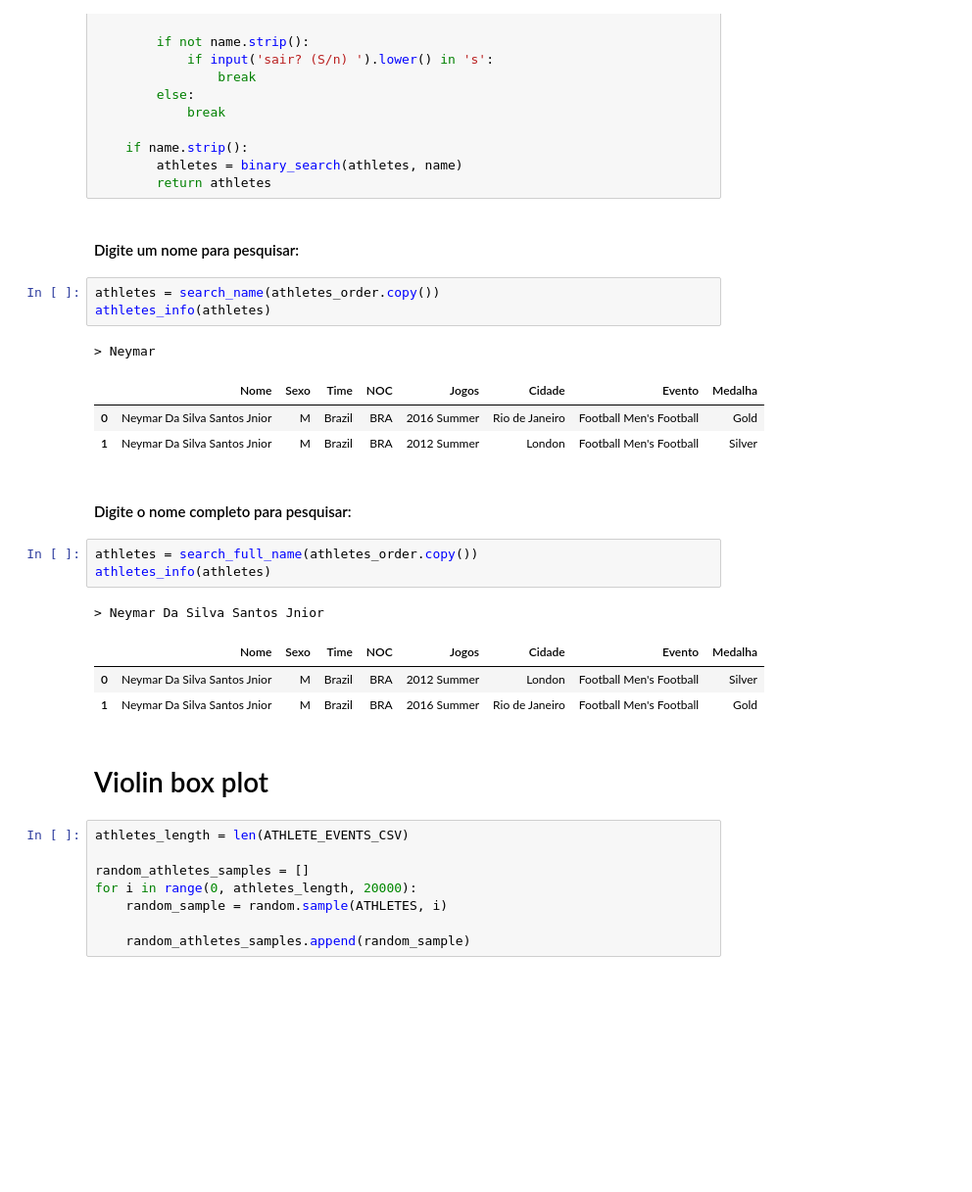
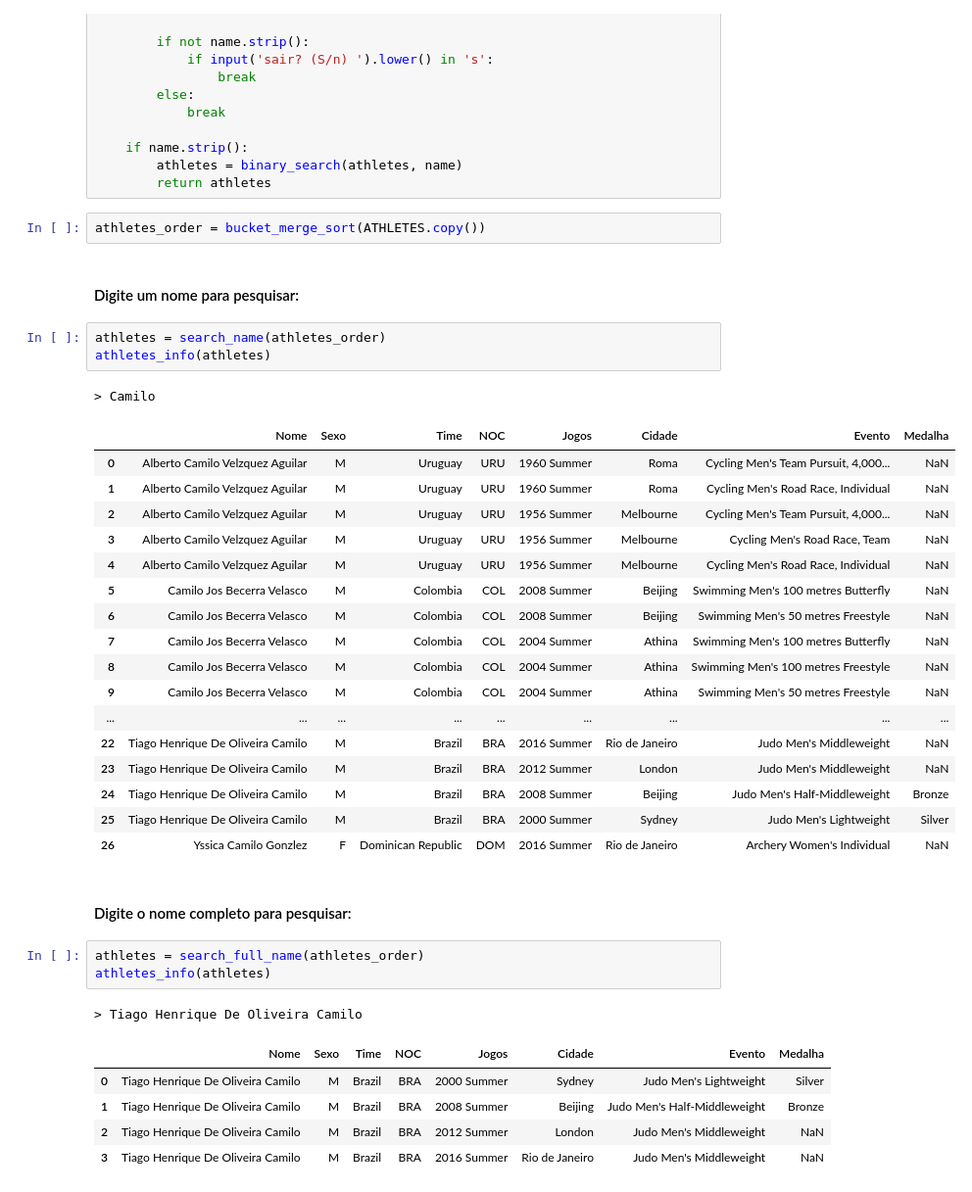
Before and after one commit to EDAII/Lista3_WelisonRegis_LievertonSilva, a Jupyter notebook: lista3_sort_algorithms.ipynb, the cells around one changed output. Shown: that part at 98% size. Cells and saved outputs as stored; diff of their text form; blank space fills up the shorter version.

```diff
--- a/lista3_sort_algorithms.ipynb
+++ b/lista3_sort_algorithms.ipynb
@@ -529,33 +601,41 @@ def search_full_name(athletes):
     if name.strip():
         athletes = binary_search(athletes, name)
         return athletes
+# %%
+athletes_order = bucket_merge_sort(ATHLETES.copy())
 # %% [markdown]
 #### Digite um nome para pesquisar:
 # %%
-athletes = search_name(athletes_order.copy())
+athletes = search_name(athletes_order)
 athletes_info(athletes)
 # %% [output]
-> Neymar
+> Camilo
 |  | Nome | Sexo | Time | NOC | Jogos | Cidade | Evento | Medalha |
-| 0 | Neymar Da Silva Santos Jnior | M | Brazil | BRA | 2016 Summer | Rio de Janeiro | Football Men's Football | Gold |
-| 1 | Neymar Da Silva Santos Jnior | M | Brazil | BRA | 2012 Summer | London | Football Men's Football | Silver |
+| 0 | Alberto Camilo Velzquez Aguilar | M | Uruguay | URU | 1960 Summer | Roma | Cycling Men's Team Pursuit, 4,000... | NaN |
+| 1 | Alberto Camilo Velzquez Aguilar | M | Uruguay | URU | 1960 Summer | Roma | Cycling Men's Road Race, Individual | NaN |
+| 2 | Alberto Camilo Velzquez Aguilar | M | Uruguay | URU | 1956 Summer | Melbourne | Cycling Men's Team Pursuit, 4,000... | NaN |
+| 3 | Alberto Camilo Velzquez Aguilar | M | Uruguay | URU | 1956 Summer | Melbourne | Cycling Men's Road Race, Team | NaN |
+| 4 | Alberto Camilo Velzquez Aguilar | M | Uruguay | URU | 1956 Summer | Melbourne | Cycling Men's Road Race, Individual | NaN |
+| 5 | Camilo Jos Becerra Velasco | M | Colombia | COL | 2008 Summer | Beijing | Swimming Men's 100 metres Butterfly | NaN |
+| 6 | Camilo Jos Becerra Velasco | M | Colombia | COL | 2008 Summer | Beijing | Swimming Men's 50 metres Freestyle | NaN |
+| 7 | Camilo Jos Becerra Velasco | M | Colombia | COL | 2004 Summer | Athina | Swimming Men's 100 metres Butterfly | NaN |
+| 8 | Camilo Jos Becerra Velasco | M | Colombia | COL | 2004 Summer | Athina | Swimming Men's 100 metres Freestyle | NaN |
+| 9 | Camilo Jos Becerra Velasco | M | Colombia | COL | 2004 Summer | Athina | Swimming Men's 50 metres Freestyle | NaN |
+| ... | ... | ... | ... | ... | ... | ... | ... | ... |
+| 22 | Tiago Henrique De Oliveira Camilo | M | Brazil | BRA | 2016 Summer | Rio de Janeiro | Judo Men's Middleweight | NaN |
+| 23 | Tiago Henrique De Oliveira Camilo | M | Brazil | BRA | 2012 Summer | London | Judo Men's Middleweight | NaN |
+| 24 | Tiago Henrique De Oliveira Camilo | M | Brazil | BRA | 2008 Summer | Beijing | Judo Men's Half-Middleweight | Bronze |
+| 25 | Tiago Henrique De Oliveira Camilo | M | Brazil | BRA | 2000 Summer | Sydney | Judo Men's Lightweight | Silver |
+| 26 | Yssica Camilo Gonzlez | F | Dominican Republic | DOM | 2016 Summer | Rio de Janeiro | Archery Women's Individual | NaN |
 # %% [markdown]
 #### Digite o  nome completo para pesquisar:
 # %%
-athletes = search_full_name(athletes_order.copy())
+athletes = search_full_name(athletes_order)
 athletes_info(athletes)
 # %% [output]
-> Neymar Da Silva Santos Jnior
+> Tiago Henrique De Oliveira Camilo
 |  | Nome | Sexo | Time | NOC | Jogos | Cidade | Evento | Medalha |
-| 0 | Neymar Da Silva Santos Jnior | M | Brazil | BRA | 2012 Summer | London | Football Men's Football | Silver |
-| 1 | Neymar Da Silva Santos Jnior | M | Brazil | BRA | 2016 Summer | Rio de Janeiro | Football Men's Football | Gold |
+| 0 | Tiago Henrique De Oliveira Camilo | M | Brazil | BRA | 2000 Summer | Sydney | Judo Men's Lightweight | Silver |
+| 1 | Tiago Henrique De Oliveira Camilo | M | Brazil | BRA | 2008 Summer | Beijing | Judo Men's Half-Middleweight | Bronze |
+| 2 | Tiago Henrique De Oliveira Camilo | M | Brazil | BRA | 2012 Summer | London | Judo Men's Middleweight | NaN |
+| 3 | Tiago Henrique De Oliveira Camilo | M | Brazil | BRA | 2016 Summer | Rio de Janeiro | Judo Men's Middleweight | NaN |
-# %% [markdown]
-# Violin box plot
-# %%
-athletes_length = len(ATHLETE_EVENTS_CSV)
-
-random_athletes_samples = []
-for i in range(0, athletes_length, 20000):
-    random_sample = random.sample(ATHLETES, i)
-
-    random_athletes_samples.append(random_sample)
```
Also changed, not shown: parts of 18 cells of this notebook, 1 other file.
